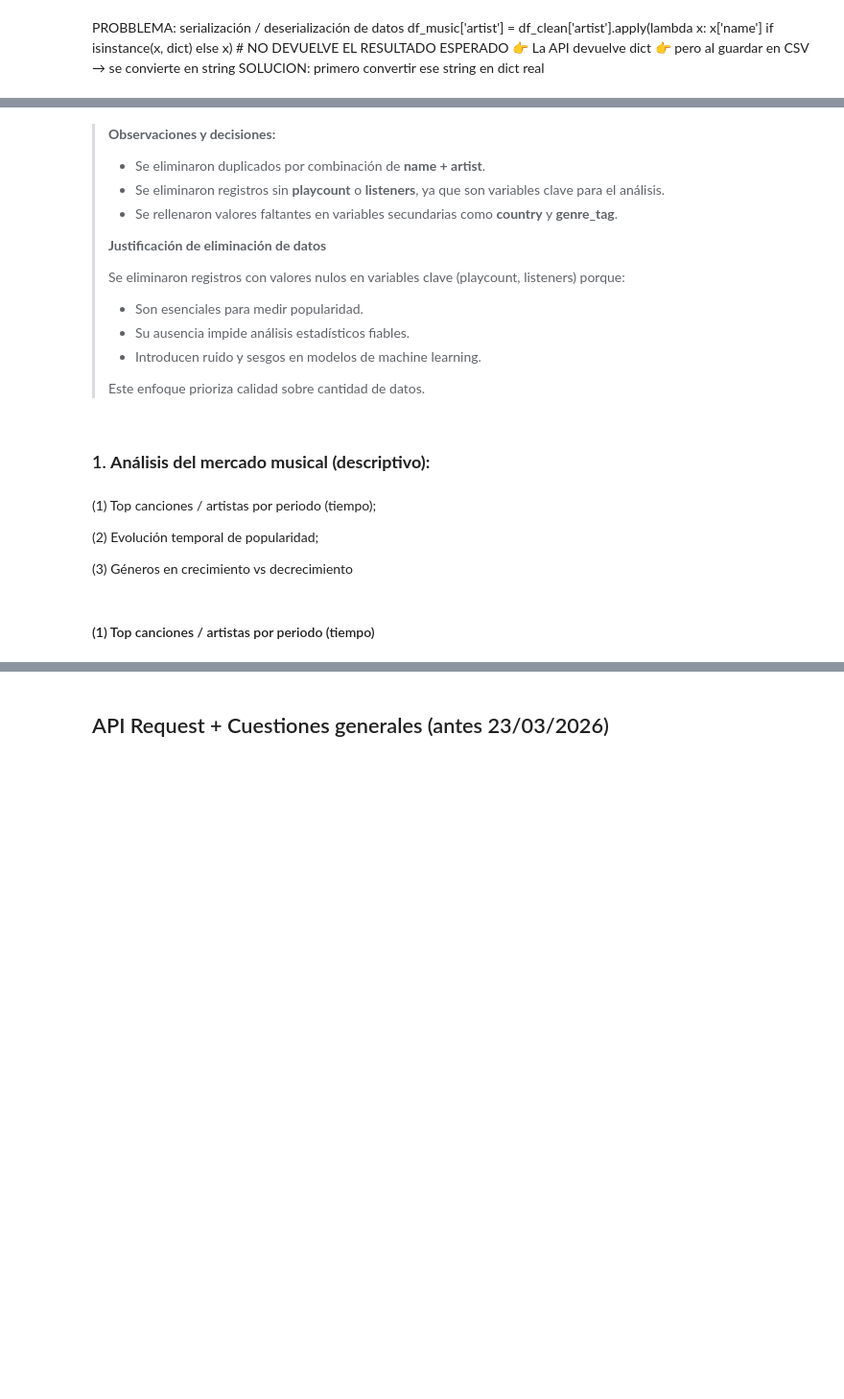
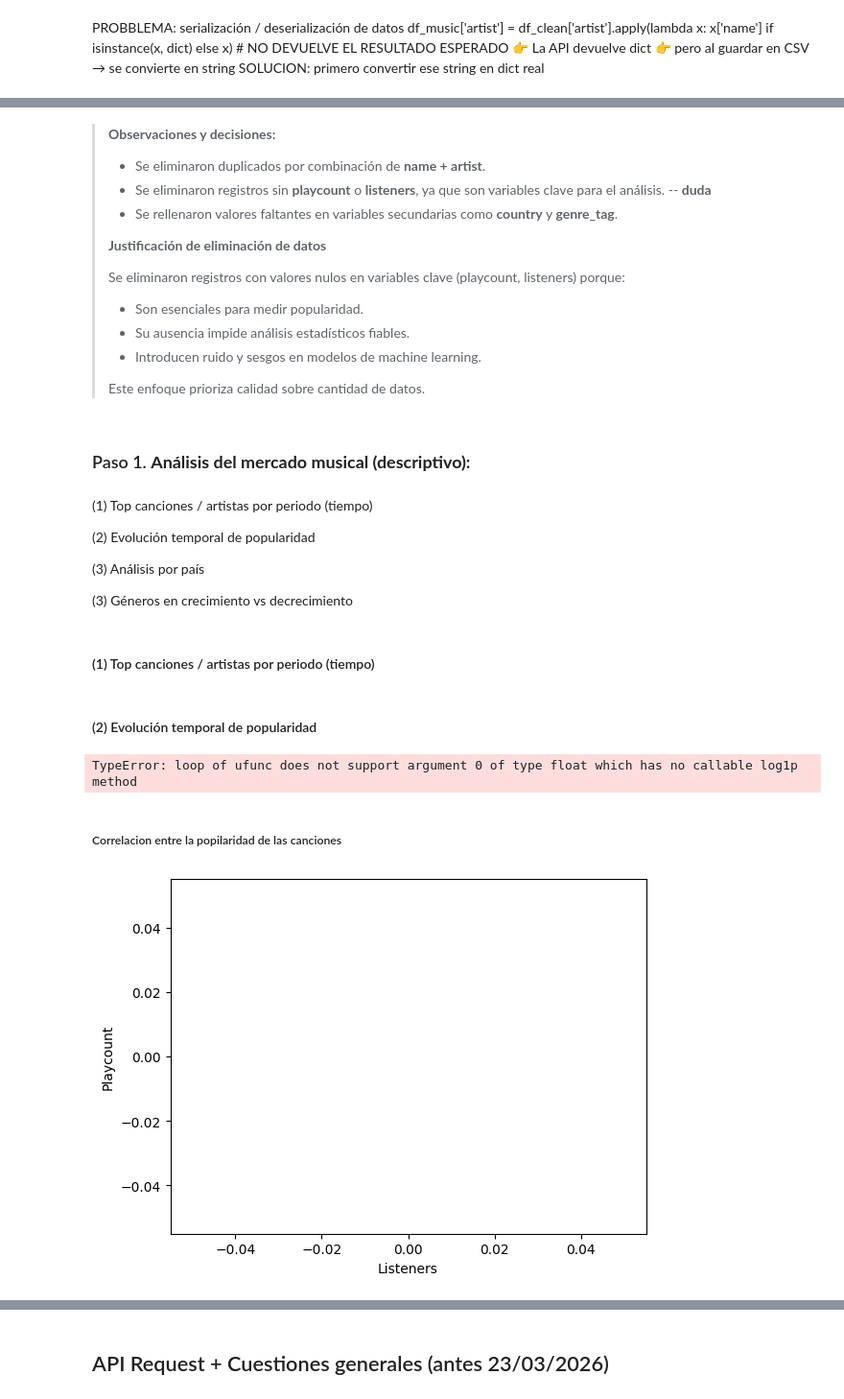
Before and after one commit to 4GeeksAcademy/ProyectoFinal23, a Jupyter notebook: src/Modulo1_backup-manual_data.ipynb, the cells around one changed output, grey strips where cells are left out. Shown at 96% size. Drawn from its saved outputs; the diff is of its cells as text; code cells hidden in the pictures; blank space fills up the shorter version.

```diff
--- a/src/Modulo1_backup-manual_data.ipynb
+++ b/src/Modulo1_backup-manual_data.ipynb
@@ -789,7 +975,7 @@ IndexError: index out of range
 # %% [markdown]
 > **Observaciones y decisiones:**
 > * Se eliminaron duplicados por combinación de **name + artist**.
-> * Se eliminaron registros sin **playcount** o **listeners**, ya que son variables clave para el análisis.
+> * Se eliminaron registros sin **playcount** o **listeners**, ya que son variables clave para el análisis. -- **duda**
 > * Se rellenaron valores faltantes en variables secundarias como **country** y **genre_tag**.
 >
 > **Justificación de eliminación de datos**
@@ -802,13 +988,37 @@ IndexError: index out of range
 >
 > Este enfoque prioriza calidad sobre cantidad de datos.
 # %% [markdown]
-### 1. **Análisis del mercado musical (descriptivo):**
+### Paso 1. **Análisis del mercado musical (descriptivo):**
 # %% [markdown]
 
-(1) Top canciones / artistas por periodo (tiempo);
+(1) Top canciones / artistas por periodo (tiempo)
 
-(2) Evolución temporal de popularidad;
+(2) Evolución temporal de popularidad
+
+(3) Análisis por país
 
 (3) Géneros en crecimiento vs decrecimiento
 # %% [markdown]
 #### (1) Top canciones / artistas por periodo (tiempo)
+# %% [markdown]
+#### (2) Evolución temporal de popularidad
+# %%
+import matplotlib.pyplot as plt
+import numpy as np
+
+df_analysis['playcount_log'] = np.log1p(df_analysis['playcount'])
+
+plt.hist(df_analysis['playcount_log'], bins=50)
+plt.title("Playcount (log)")
+plt.show()
+# %% [output]
+TypeError: loop of ufunc does not support argument 0 of type float which has no callable log1p method
+# %% [markdown]
+##### Correlacion entre la popilaridad de las canciones
+# %%
+plt.scatter(df_analysis['listeners'], df_analysis['playcount'], alpha=0.3)
+plt.xlabel("Listeners")
+plt.ylabel("Playcount")
+plt.show()
+# %% [output]
+[figure, added]
```
Also changed, not shown: parts of 83 cells of this notebook, 2 other files.
